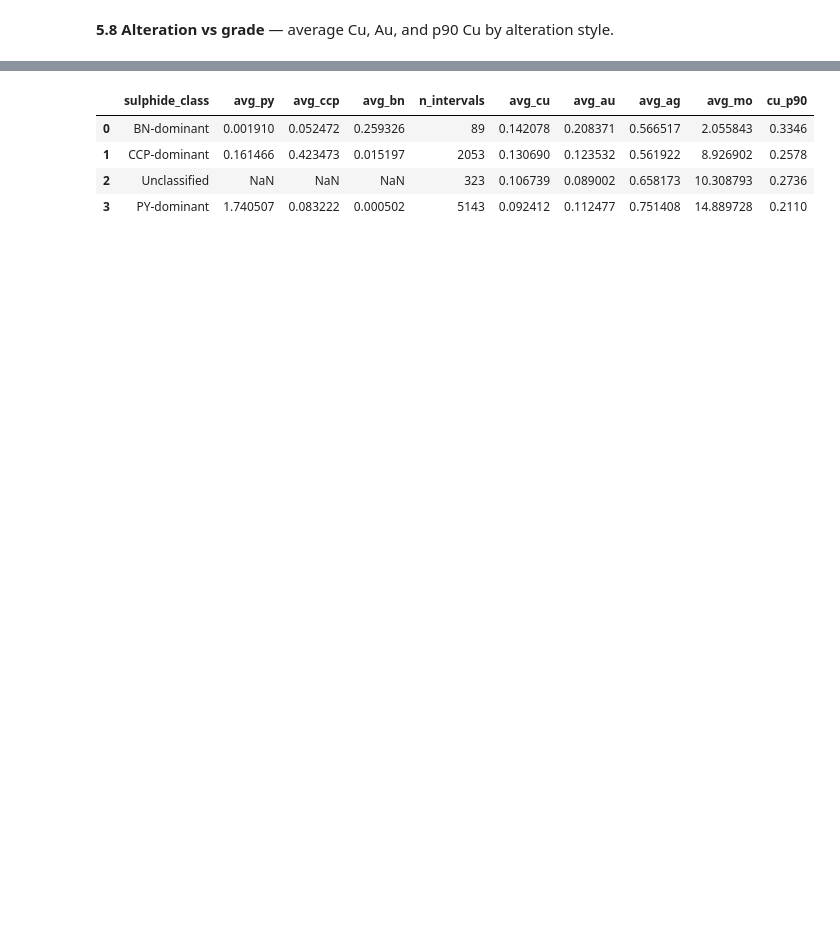
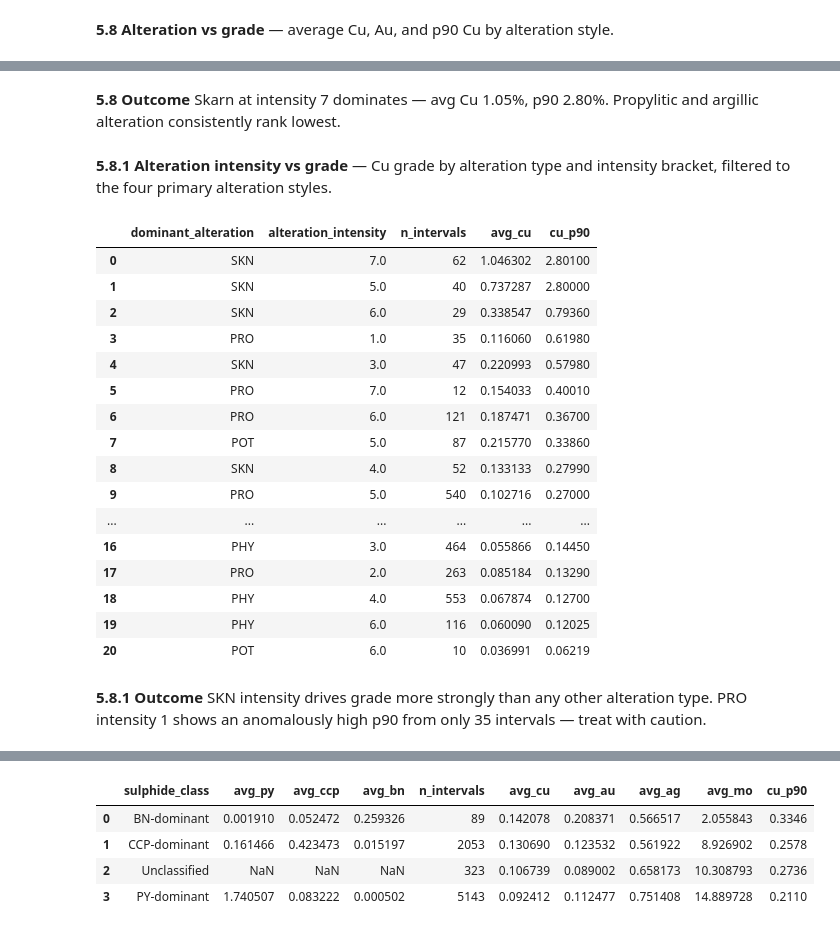
Before and after one commit to Maxpeligro/mpd-exploration-drilling-analysis, a Jupyter notebook: Notebooks/03_sql_data_merging_and_analysis.ipynb, the cells around one changed output, grey strips where cells are left out. Drawn from its saved outputs; the diff is of its cells as text; code cells hidden in the pictures; blank space fills up the shorter version.

```diff
--- a/Notebooks/03_sql_data_merging_and_analysis.ipynb
+++ b/Notebooks/03_sql_data_merging_and_analysis.ipynb
@@ -488 +514,43 @@ ORDER BY avg_cu DESC;
+# %% [markdown]
+**5.8 Outcome**
+Skarn at intensity 7 dominates — avg Cu 1.05%, p90 2.80%. Propylitic
+and argillic alteration consistently rank lowest.
+# %% [markdown]
+**5.8.1 Alteration intensity vs grade** — Cu grade by alteration type and intensity bracket, filtered to the four primary alteration styles.
+# %%
+con.sql("""
+SELECT
+    dominant_alteration,
+    intensity AS alteration_intensity,
+    COUNT(*) AS n_intervals,
+    AVG(cu_best_pct) AS avg_cu,
+    PERCENTILE_CONT(0.9) WITHIN GROUP (ORDER BY cu_best_pct) AS cu_p90
+FROM merged_intervals
+WHERE dominant_alteration IN ('SKN', 'POT', 'PHY', 'PRO')
+GROUP BY dominant_alteration, intensity
+ORDER BY cu_p90 DESC;
+""").df()
+# %% [output]
+|  | dominant_alteration | alteration_intensity | n_intervals | avg_cu | cu_p90 |
+| 0 | SKN | 7.0 | 62 | 1.046302 | 2.80100 |
+| 1 | SKN | 5.0 | 40 | 0.737287 | 2.80000 |
+| 2 | SKN | 6.0 | 29 | 0.338547 | 0.79360 |
+| 3 | PRO | 1.0 | 35 | 0.116060 | 0.61980 |
+| 4 | SKN | 3.0 | 47 | 0.220993 | 0.57980 |
+| 5 | PRO | 7.0 | 12 | 0.154033 | 0.40010 |
+| 6 | PRO | 6.0 | 121 | 0.187471 | 0.36700 |
+| 7 | POT | 5.0 | 87 | 0.215770 | 0.33860 |
+| 8 | SKN | 4.0 | 52 | 0.133133 | 0.27990 |
+| 9 | PRO | 5.0 | 540 | 0.102716 | 0.27000 |
+| ... | ... | ... | ... | ... | ... |
+| 16 | PHY | 3.0 | 464 | 0.055866 | 0.14450 |
+| 17 | PRO | 2.0 | 263 | 0.085184 | 0.13290 |
+| 18 | PHY | 4.0 | 553 | 0.067874 | 0.12700 |
+| 19 | PHY | 6.0 | 116 | 0.060090 | 0.12025 |
+| 20 | POT | 6.0 | 10 | 0.036991 | 0.06219 |
+# %% [markdown]
+**5.8.1 Outcome**
+SKN intensity drives grade more strongly than any other alteration type.
+PRO intensity 1 shows an anomalously high p90 from only 35 intervals —
+treat with caution.
 # %% [markdown]
```
Also changed, not shown: parts of 19 cells of this notebook, 4 other files.
